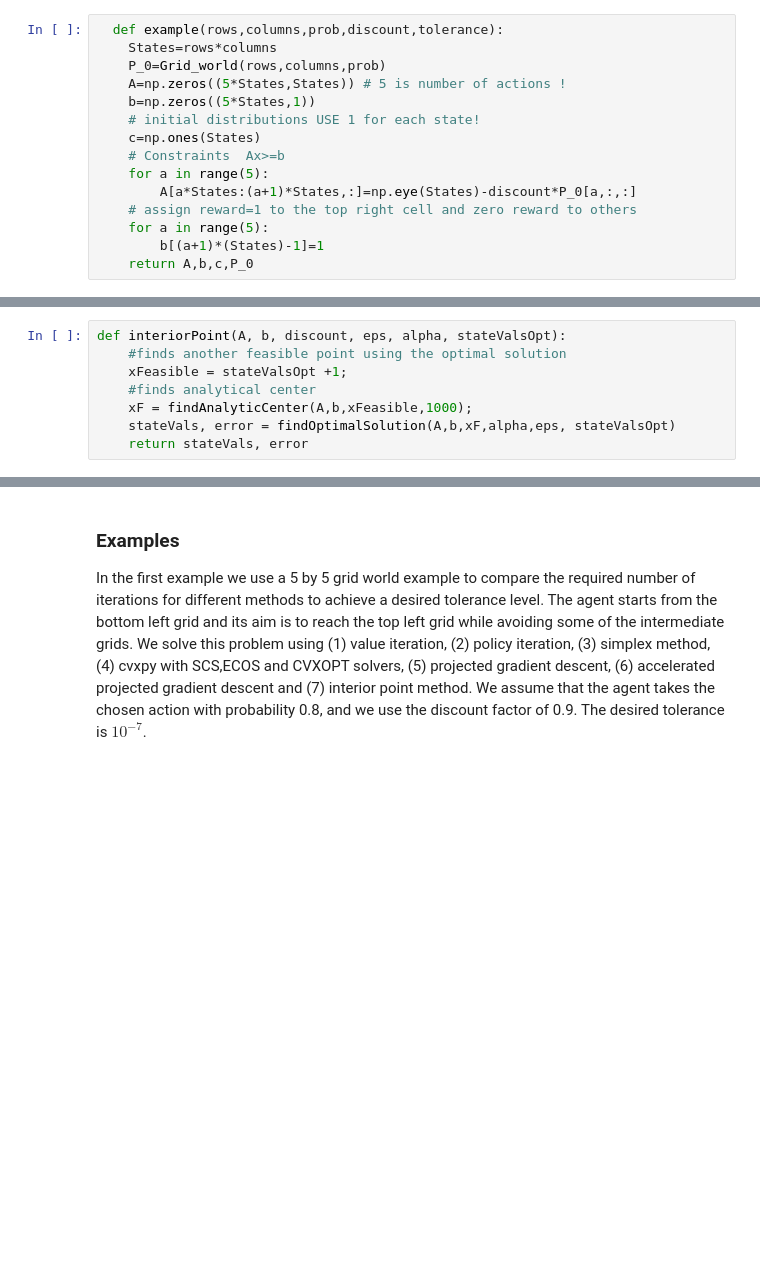
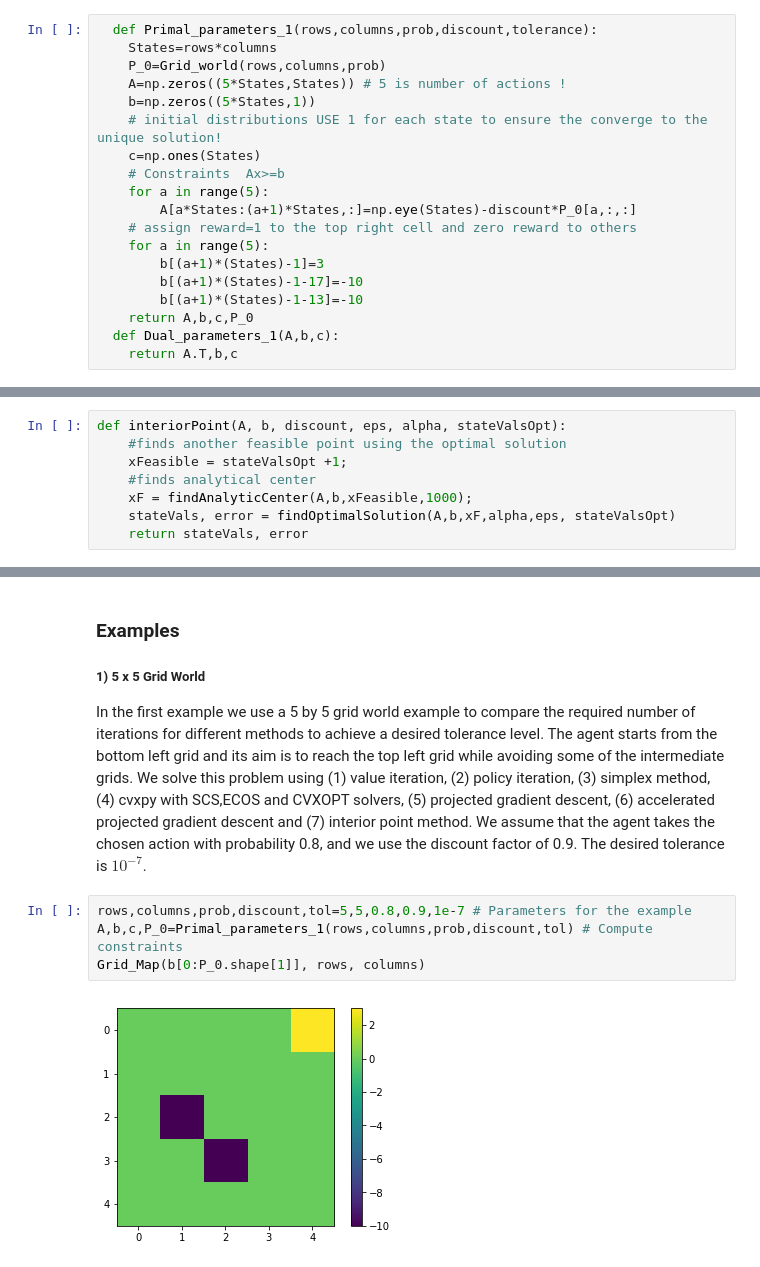
Before and after one commit to akhshah/cvxproj, a Jupyter notebook: GridWorld.ipynb, the cells around one changed output, grey strips where cells are left out. Cells and saved outputs as stored; diff of their text form; blank space fills up the shorter version.

```diff
--- a/GridWorld.ipynb
+++ b/GridWorld.ipynb
@@ -381,17 +384,21 @@ def Grid_world(Row,Col,Prob):
 # %% [markdown]
 #### Problem Formulation and Constraints for the Linear Program
 # %%
-  def example(rows,columns,prob,discount,tolerance):
+  def Primal_parameters_1(rows,columns,prob,discount,tolerance):
     States=rows*columns
     P_0=Grid_world(rows,columns,prob)
     A=np.zeros((5*States,States)) # 5 is number of actions !
     b=np.zeros((5*States,1))
-    # initial distributions USE 1 for each state!
+    # initial distributions USE 1 for each state to ensure the converge to the unique solution!
     c=np.ones(States)
     # Constraints  Ax>=b
     for a in range(5):
         A[a*States:(a+1)*States,:]=np.eye(States)-discount*P_0[a,:,:]
     # assign reward=1 to the top right cell and zero reward to others
     for a in range(5):
-        b[(a+1)*(States)-1]=1
+        b[(a+1)*(States)-1]=3
+        b[(a+1)*(States)-1-17]=-10
+        b[(a+1)*(States)-1-13]=-10
     return A,b,c,P_0
+  def Dual_parameters_1(A,b,c):
+    return A.T,b,c
@@ -667,5 +738,12 @@ def plotGridWorld(R, bestAction, Rows, Columns):
 # %% [markdown]
 ### Examples
 
+##### 1) 5 x 5 Grid World
 In the first example we use a 5 by 5 grid world example to compare the required number of iterations for different methods to achieve a desired tolerance level. The agent starts from the bottom left grid and its aim is to reach the top left grid while avoiding some of the intermediate grids. We solve this problem using (1) value iteration, (2) policy iteration, (3) simplex method, (4) cvxpy with SCS,ECOS and CVXOPT solvers, (5) projected gradient descent, (6) accelerated projected gradient descent and (7) interior point method. We assume that the agent takes the chosen action with probability 0.8, and we use the discount factor of 0.9. The desired tolerance is $10^{-7}$.
+# %%
+rows,columns,prob,discount,tol=5,5,0.8,0.9,1e-7 # Parameters for the example
+A,b,c,P_0=Primal_parameters_1(rows,columns,prob,discount,tol) # Compute constraints
+Grid_Map(b[0:P_0.shape[1]], rows, columns)
+# %% [output]
+[figure, added]
 # %%
```
Also changed, not shown: parts of 20 cells of this notebook.
